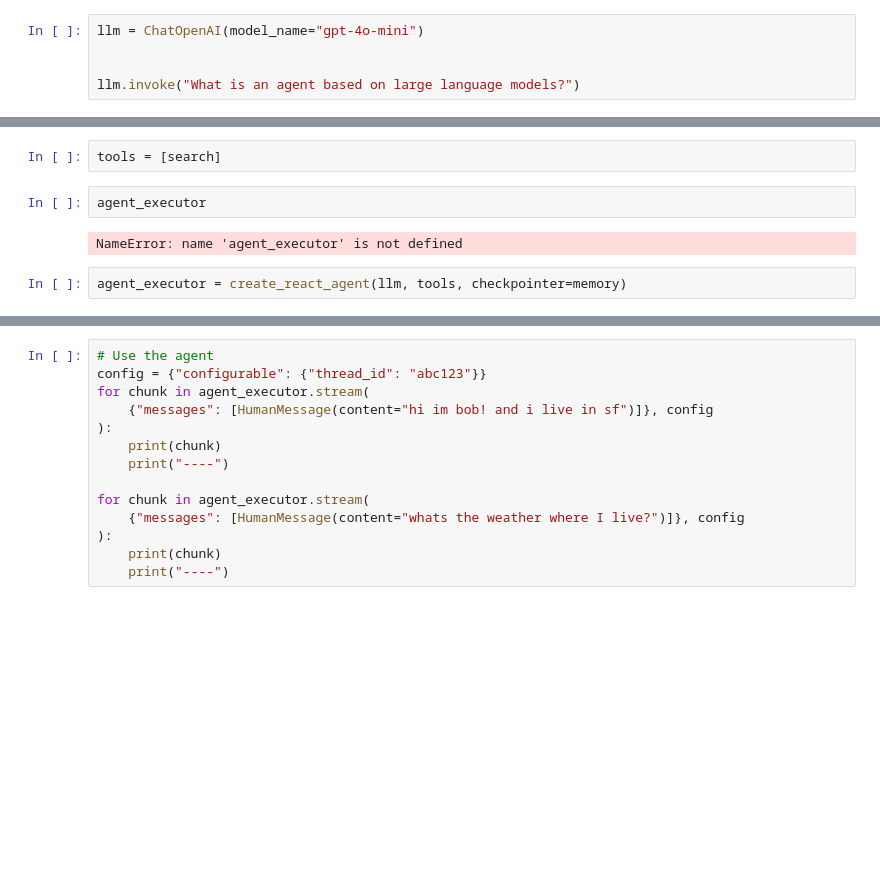
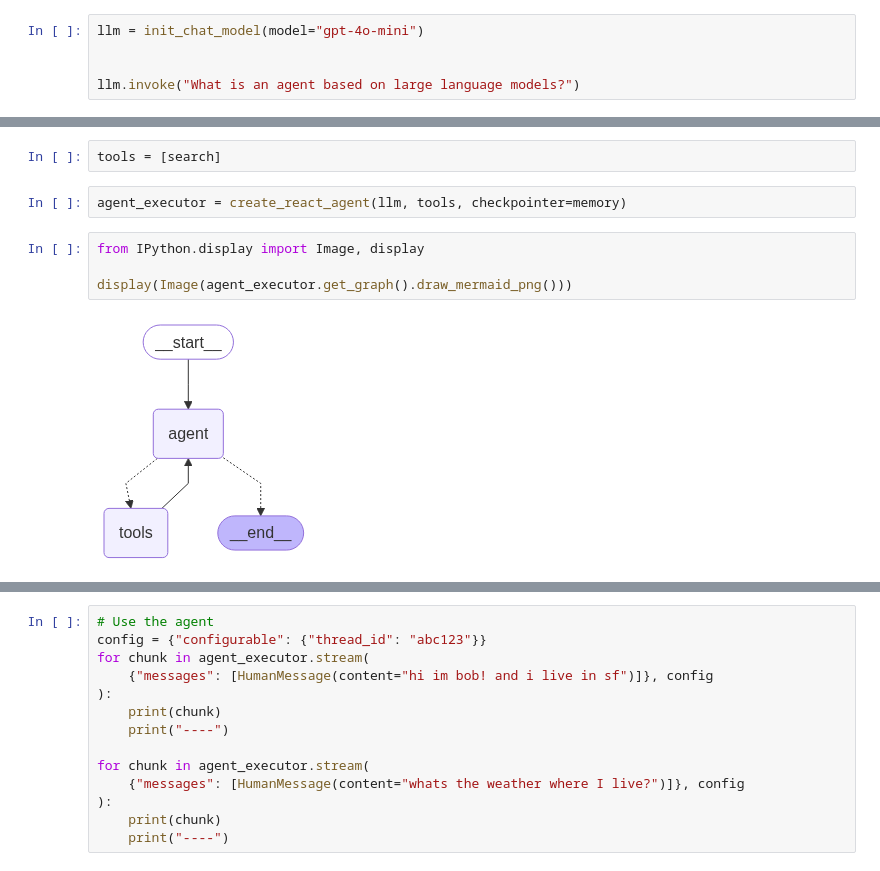
Before and after one commit to EnkrateiaLucca/oreilly_live_training_getting_started_with_langchain, a Jupyter notebook: notebooks/3.2-langchain-agent-with-langgraph.ipynb, the cells around one changed output, grey strips where cells are left out. Drawn from its saved outputs; the diff is of its cells as text; blank space fills up the shorter version.

```diff
--- a/notebooks/3.2-langchain-agent-with-langgraph.ipynb
+++ b/notebooks/3.2-langchain-agent-with-langgraph.ipynb
@@ -9,7 +9,7 @@ from langgraph.prebuilt import create_react_agent
 # Create the agent
 memory = MemorySaver()
 # %%
-llm = ChatOpenAI(model_name="gpt-4o-mini")
+llm = init_chat_model(model="gpt-4o-mini")
 
 
 llm.invoke("What is an agent based on large language models?")
@@ -19,9 +19,11 @@ AIMessage(content='An agent based on large language models (LLMs) refers to a so
 search = TavilySearchResults(max_results=3)
 # %%
 tools = [search]
-# %%
-agent_executor
-# %% [output]
-NameError: name 'agent_executor' is not defined
 # %%
 agent_executor = create_react_agent(llm, tools, checkpointer=memory)
+# %%
+from IPython.display import Image, display
+
+display(Image(agent_executor.get_graph().draw_mermaid_png()))
+# %% [output]
+[figure, added]
```
Also changed, not shown: parts of 3 cells of this notebook, 9 other files.
